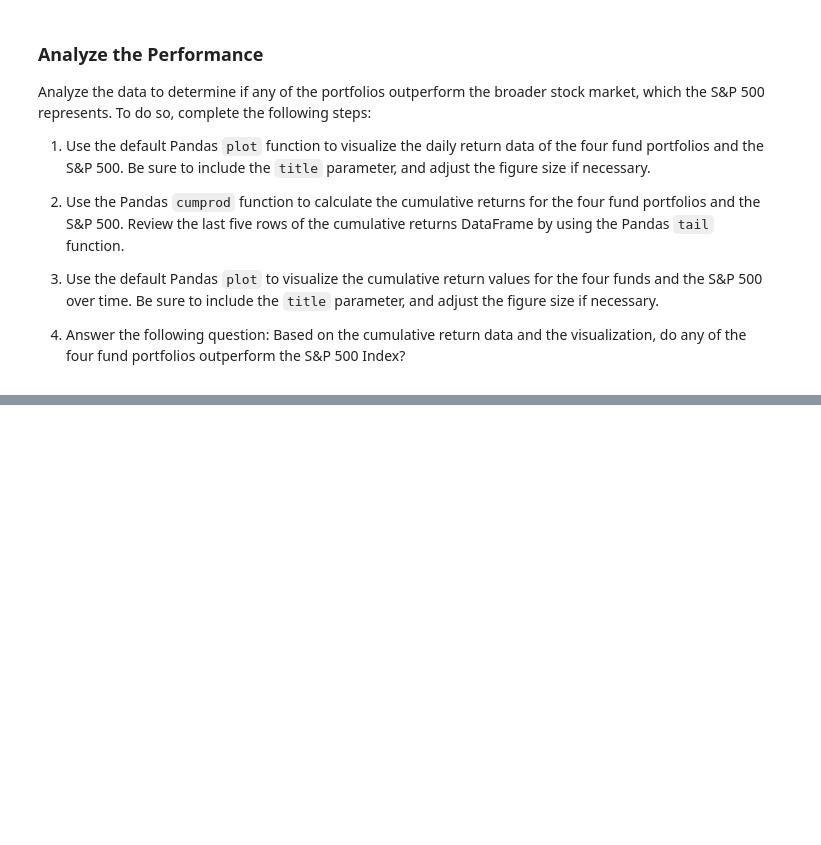
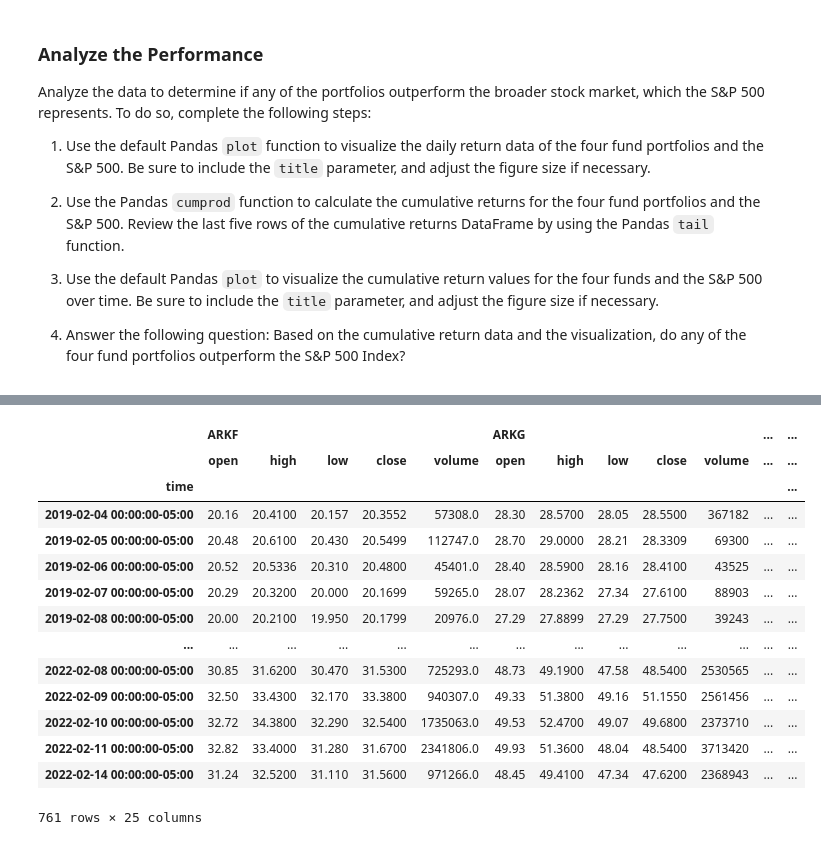
Before and after one commit to trekj/Project_1, a Jupyter notebook: project_ark_invest.ipynb, the cells around one changed output, grey strips where cells are left out. Drawn from its saved outputs; the diff is of its cells as text; code cells hidden in the pictures; blank space fills up the shorter version.

```diff
--- a/project_ark_invest.ipynb
+++ b/project_ark_invest.ipynb
@@ -233,0 +236,25 @@ ValueError: ('Key ID must be given to access Alpaca trade API', ' (env: APCA_API
+# %%
+tickers = ["ARKK", "ARKQ", "ARKW", "ARKG", "ARKF"]
+# Set timeframe to 1D
+# YOUR CODE HERE
+timeframe = "1D"
+
+# Format current date as ISO format
+# Set both the start and end date at the date of your prior weekday
+# This will give you the closing price of the previous trading day
+# Alternatively you can use a start and end date of 2020-08-07
+start_date = pd.Timestamp("2019-01-01", tz="America/New_York").isoformat()
+end_date = pd.Timestamp("2022-02-14", tz="America/New_York").isoformat()
+# %%
+prices_ark_df = alpaca.get_barset(
+    tickers,
+    timeframe,
+    start=start_date,
+    end=end_date,
+    limit=1000
+).df
+
+# Review the first 5 rows of the Alpaca DataFrame
+# YOUR CODE HERE
+display(prices_ark_df.head())
+display(prices_ark_df.tail())
@@ -233,0 +280,21 @@ ValueError: ('Key ID must be given to access Alpaca trade API', ' (env: APCA_API
+# %%
+prices_ark_df=prices_ark_df.dropna()
+prices_ark_df
+#prices_ark_close_dfd = prices_ark_close_df.drop(prices_ark_close_df.iloc[:, 1:"close"], axis=1, inplace=True)
+#prices_ark_close_dfd
+# %% [output]
+|  | ARKF |  |  |  |  | ARKG |  |  |  |  | ... | ... |
+|  | open | high | low | close | volume | open | high | low | close | volume | ... | ... |
+| time |  |  |  |  |  |  |  |  |  |  |  | ... |
+| 2019-02-04 00:00:00-05:00 | 20.16 | 20.4100 | 20.157 | 20.3552 | 57308.0 | 28.30 | 28.5700 | 28.05 | 28.5500 | 367182 | ... | ... |
+| 2019-02-05 00:00:00-05:00 | 20.48 | 20.6100 | 20.430 | 20.5499 | 112747.0 | 28.70 | 29.0000 | 28.21 | 28.3309 | 69300 | ... | ... |
+| 2019-02-06 00:00:00-05:00 | 20.52 | 20.5336 | 20.310 | 20.4800 | 45401.0 | 28.40 | 28.5900 | 28.16 | 28.4100 | 43525 | ... | ... |
+| 2019-02-07 00:00:00-05:00 | 20.29 | 20.3200 | 20.000 | 20.1699 | 59265.0 | 28.07 | 28.2362 | 27.34 | 27.6100 | 88903 | ... | ... |
+| 2019-02-08 00:00:00-05:00 | 20.00 | 20.2100 | 19.950 | 20.1799 | 20976.0 | 27.29 | 27.8899 | 27.29 | 27.7500 | 39243 | ... | ... |
+| ... | ... | ... | ... | ... | ... | ... | ... | ... | ... | ... | ... | ... |
+| 2022-02-08 00:00:00-05:00 | 30.85 | 31.6200 | 30.470 | 31.5300 | 725293.0 | 48.73 | 49.1900 | 47.58 | 48.5400 | 2530565 | ... | ... |
+| 2022-02-09 00:00:00-05:00 | 32.50 | 33.4300 | 32.170 | 33.3800 | 940307.0 | 49.33 | 51.3800 | 49.16 | 51.1550 | 2561456 | ... | ... |
+| 2022-02-10 00:00:00-05:00 | 32.72 | 34.3800 | 32.290 | 32.5400 | 1735063.0 | 49.53 | 52.4700 | 49.07 | 49.6800 | 2373710 | ... | ... |
+| 2022-02-11 00:00:00-05:00 | 32.82 | 33.4000 | 31.280 | 31.6700 | 2341806.0 | 49.93 | 51.3600 | 48.04 | 48.5400 | 3713420 | ... | ... |
+| 2022-02-14 00:00:00-05:00 | 31.24 | 32.5200 | 31.110 | 31.5600 | 971266.0 | 48.45 | 49.4100 | 47.34 | 47.6200 | 2368943 | ... | ... |
+761 rows × 25 columns
```
Also changed, not shown: parts of 9 cells of this notebook.
